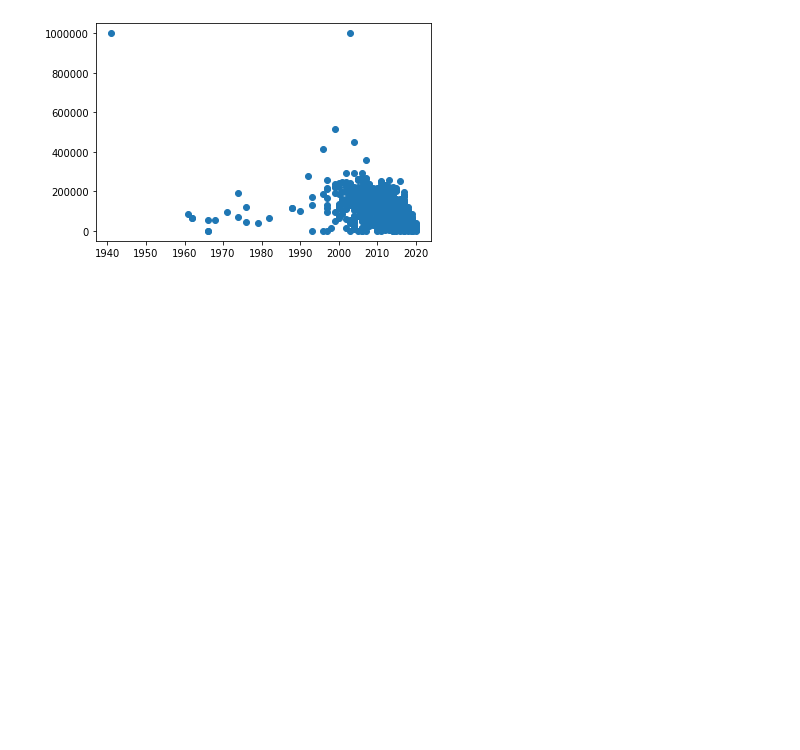
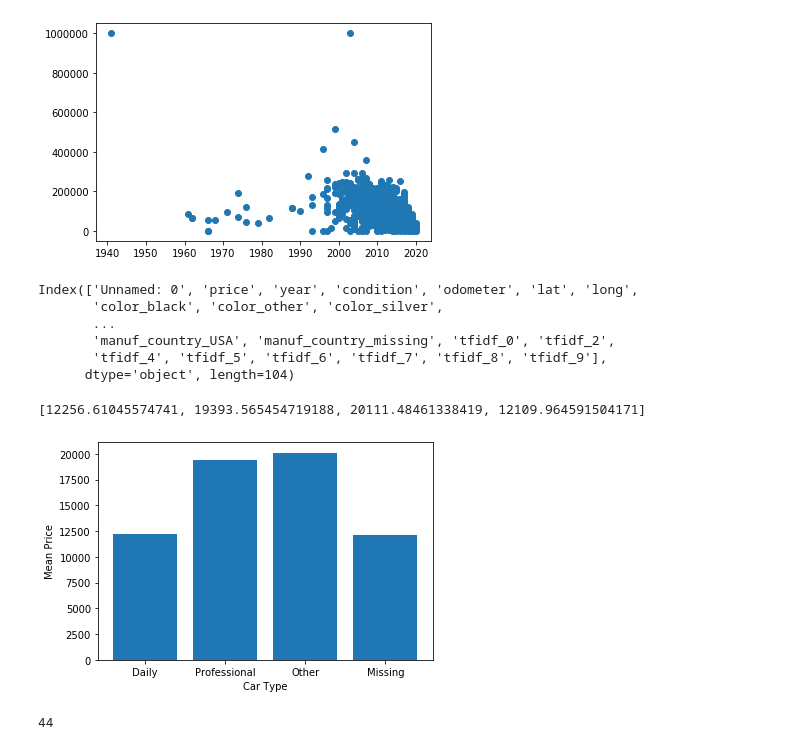
Before and after one commit to ixiaopan/GroupWork, a Jupyter notebook: DataMining/Cars_Matt.ipynb, the cells around one changed output. Saved outputs shown, nothing was run; the diff lists cells and outputs as text; code cells hidden in the pictures; blank space fills up the shorter version.

```diff
--- a/DataMining/Cars_Matt.ipynb
+++ b/DataMining/Cars_Matt.ipynb
@@ -616,3 +629,38 @@ plt.scatter(year_odo.year, year_odo.odometer)
 plt.show()
 # %% [output]
 [figure]
+# %%
+clean_df = pd.read_csv('clean_cars_df.csv')
+# %%
+clean_df.columns
+# %% [output]
+Index(['Unnamed: 0', 'price', 'year', 'condition', 'odometer', 'lat', 'long',
+       'color_black', 'color_other', 'color_silver',
+       ...
+       'manuf_country_USA', 'manuf_country_missing', 'tfidf_0', 'tfidf_2',
+       'tfidf_4', 'tfidf_5', 'tfidf_6', 'tfidf_7', 'tfidf_8', 'tfidf_9'],
+      dtype='object', length=104)
+# %%
+#Car Type
+#type_df = cc.ohe_type(cars)
+type_df = clean_df[['price','usage_type_daily','usage_type_professional','usage_type_other','usage_type_missing']].copy()
+# %%
+meanbytype = [np.mean(type_df[type_df.usage_type_daily == 1].price),
+ np.mean(type_df[type_df.usage_type_professional == 1].price),
+ np.mean(type_df[type_df.usage_type_other == 1].price),
+ np.mean(type_df[type_df.usage_type_missing == 1].price)]
+
+cols = ['usage_type_daily','usage_type_professional','usage_type_other','usage_type_missing']
+# %%
+meanbytype
+# %% [output]
+[12256.61045574741, 19393.565454719188, 20111.48461338419, 12109.964591504171]
+# %%
+plt.bar(cols, meanbytype)
+plt.xlabel('Car Type')
+plt.ylabel('Mean Price')
+plt.xticks(cols, ['Daily', 'Professional','Other','Missing'])
+#plt.savefig('images/cartype.png',dpi=500)
+plt.show()
+# %% [output]
+[figure, added]
@@ -618,0 +669,4 @@ plt.show()
+# %%
+len(np.unique(cars['manufacturer'].astype(str)))
+# %% [output]
+44
```
Also changed, not shown: parts of 25 cells of this notebook.
